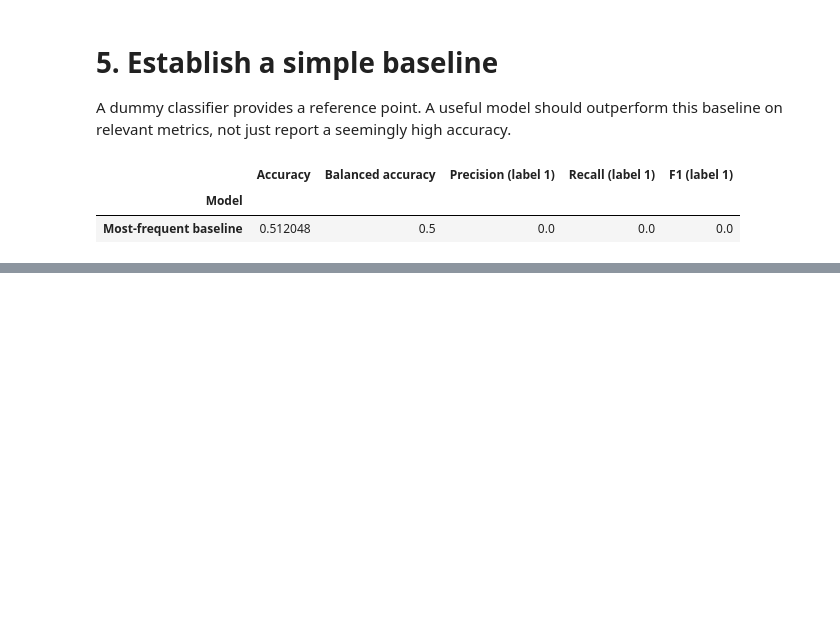
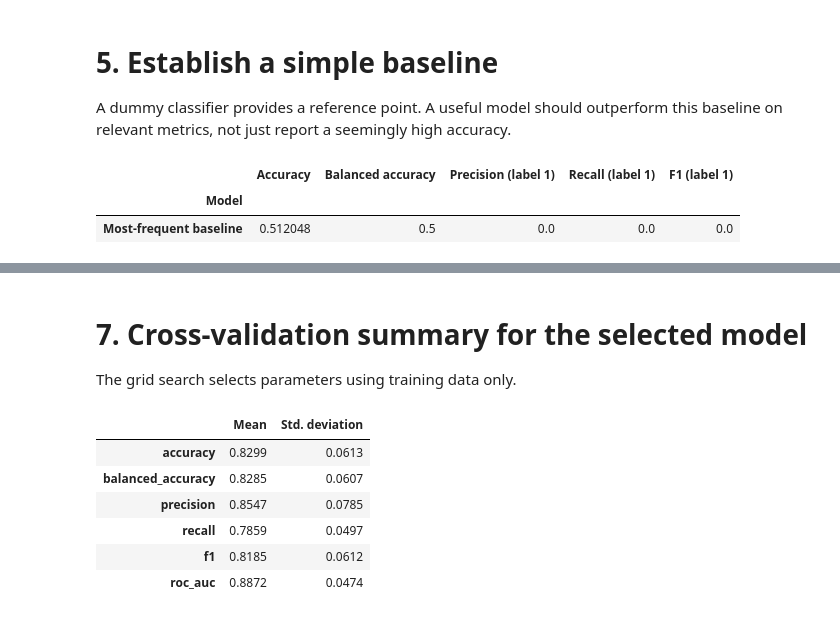
Before and after one commit to Jahura7/Mammographic_Mass_Classification_with_a_Decision_Tree, a Jupyter notebook: Mammographic_Mass_Classification_with_a_Decision_Tree.ipynb, the cells around one changed output, grey strips where cells are left out. Cells and saved outputs as stored; diff of their text form; code cells hidden in the pictures; blank space fills up the shorter version.

```diff
--- a/Mammographic_Mass_Classification_with_a_Decision_Tree.ipynb
+++ b/Mammographic_Mass_Classification_with_a_Decision_Tree.ipynb
@@ -288,0 +334,40 @@ display(pd.DataFrame([baseline_results]).set_index("Model"))
+# %% [markdown]
+# **7. Cross-validation summary for the selected model**
+
+The grid search selects parameters using training data only.
+# %%
+best_model = grid_search.best_estimator_
+
+cv_scores = cross_validate(
+    best_model,
+    X_train,
+    y_train,
+    cv=cv,
+    scoring={
+        "accuracy": "accuracy",
+        "balanced_accuracy": "balanced_accuracy",
+        "precision": "precision",
+        "recall": "recall",
+        "f1": "f1",
+        "roc_auc": "roc_auc",
+    },
+    n_jobs=-1,
+)
+
+cv_summary = pd.DataFrame({
+    metric.replace("test_", ""): [
+        np.mean(cv_scores[metric]),
+        np.std(cv_scores[metric], ddof=1),
+    ]
+    for metric in cv_scores if metric.startswith("test_")
+}, index=["Mean", "Std. deviation"]).T
+
+display(cv_summary.round(4))
+# %% [output]
+|  | Mean | Std. deviation |
+| accuracy | 0.8299 | 0.0613 |
+| balanced_accuracy | 0.8285 | 0.0607 |
+| precision | 0.8547 | 0.0785 |
+| recall | 0.7859 | 0.0497 |
+| f1 | 0.8185 | 0.0612 |
+| roc_auc | 0.8872 | 0.0474 |
```
Also changed, not shown: parts of 16 cells of this notebook.
